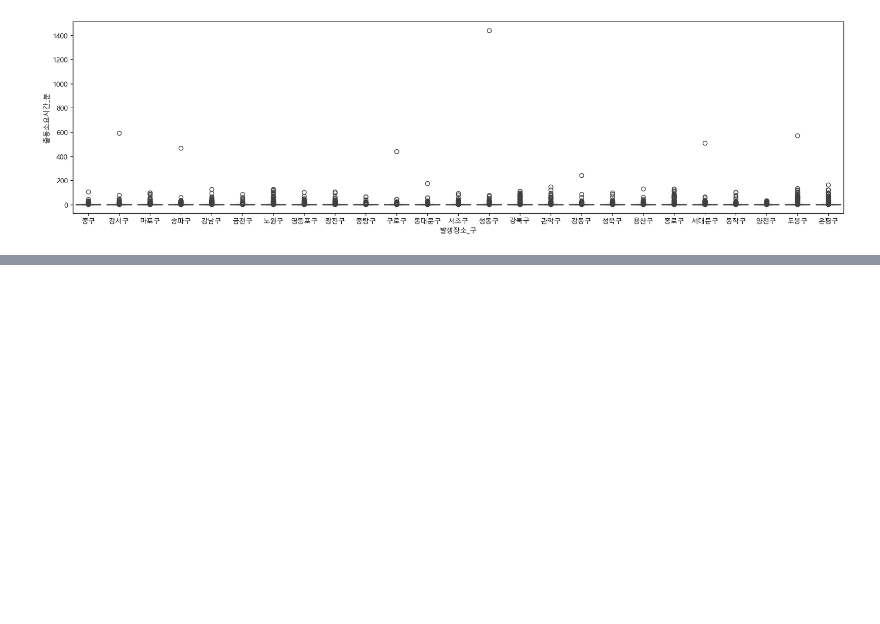
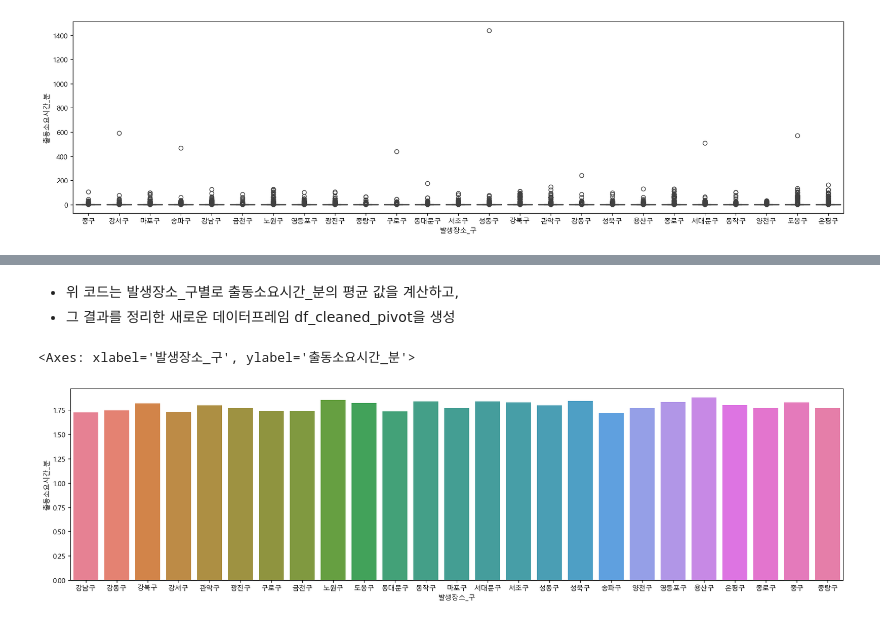
Before and after one commit to JuyeongKime2/FireRescueDataAnalysis_pj, a Jupyter notebook: pandas.ipynb, the cells around one changed output, grey strips where cells are left out. Cells and saved outputs as stored; diff of their text form; code cells hidden in the pictures; blank space fills up the shorter version.

Commit message:
add : barplot 에 평균 출동 소요시간 선 추가와 구별 색상 구분 추가

```diff
--- a/pandas.ipynb
+++ b/pandas.ipynb
@@ -1125,0 +1144,4 @@ thereshold = mean+ 3 *std #기준점 지정: 평균에서 표준편차의 3배
+# %%
+# 구별 평균 출동 소요시간을 pivot table 이용해 계산
+df_cleaned_pivot = df_cleaned.pivot_table(index=['발생장소_구'], values= '출동소요시간_분',aggfunc='mean').reset_index()
+df_cleaned_pivot
@@ -1125,0 +1166,10 @@ thereshold = mean+ 3 *std #기준점 지정: 평균에서 표준편차의 3배
+# %% [markdown]
+* 위 코드는 발생장소_구별로 출동소요시간_분의 평균 값을 계산하고,
+* 그 결과를 정리한 새로운 데이터프레임 df_cleaned_pivot을 생성
+# %%
+#구별 '출동소요시간_분'의 평균값 시각화
+plt.figure(figsize=(20,5))
+sns.barplot(data=df_cleaned_pivot, x='발생장소_구',y='출동소요시간_분', hue='발생장소_구') #hue='발생장소_구 : 구별 랜덤색상
+# %% [output]
+<Axes: xlabel='발생장소_구', ylabel='출동소요시간_분'>
+[figure, added]
```
Also changed, not shown: parts of 8 cells of this notebook.
